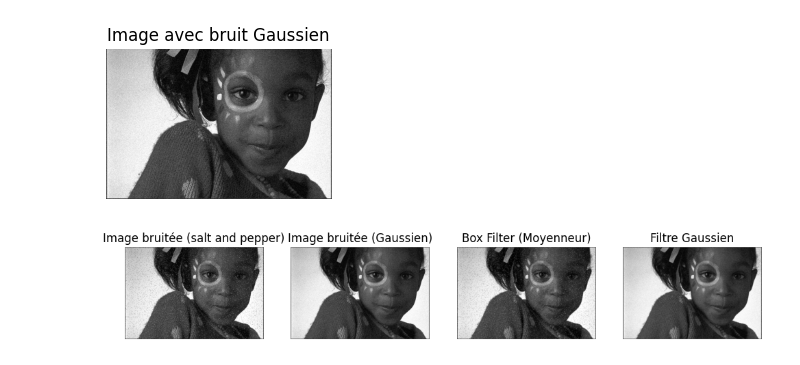
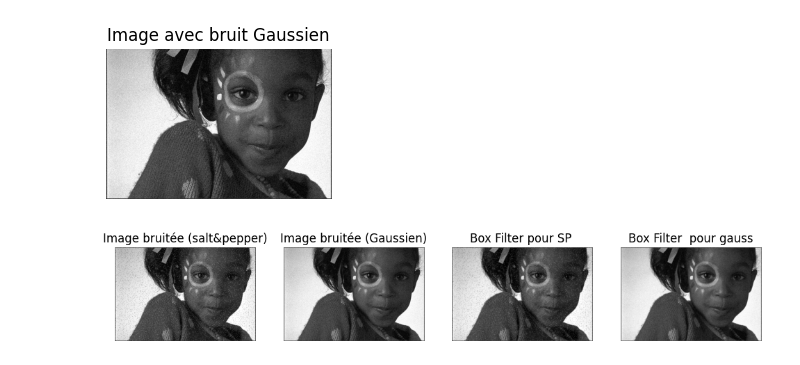
Before and after one commit to imanekadri/Image-Processing-Project-Kodak-, a Jupyter notebook: NoteBook/analysis_image15.ipynb, the cells around one changed output. Drawn from its saved outputs; the diff is of its cells as text; code cells hidden in the pictures.

```diff
--- a/NoteBook/analysis_image15.ipynb
+++ b/NoteBook/analysis_image15.ipynb
@@ -253,27 +255,27 @@ img_blur_gauss=cv2.blur(img_noisy_gauss ,(3,3))
 # %%
 plt.figure(figsize=(12,4))
 
 plt.subplot(1,4,1)
 plt.imshow(noisy_img_salt_pepper, cmap='gray')
-plt.title("Image bruitée (salt and pepper)")
+plt.title("Image bruitée (salt&pepper)")
 plt.axis('off')
 
 plt.subplot(1,4,2)
 plt.imshow(img_noisy_gauss, cmap='gray')
 plt.title("Image bruitée (Gaussien)")
 plt.axis('off')
 
 plt.subplot(1,4,3)
 plt.imshow(img_blur_sp, cmap='gray')
-plt.title("Box Filter (Moyenneur)")
+plt.title("Box Filter pour SP ")
 plt.axis('off')
 
 plt.subplot(1,4,4)
 plt.imshow(img_blur_gauss, cmap='gray')
-plt.title("Filtre Gaussien")
+plt.title("Box Filter  pour gauss")
 plt.axis('off')
 
 plt.show()
 # %% [output]
-[figure, old version]
+[figure, new version]
 # %%
```
Also changed, not shown: parts of 29 cells of this notebook, 4 other files.
